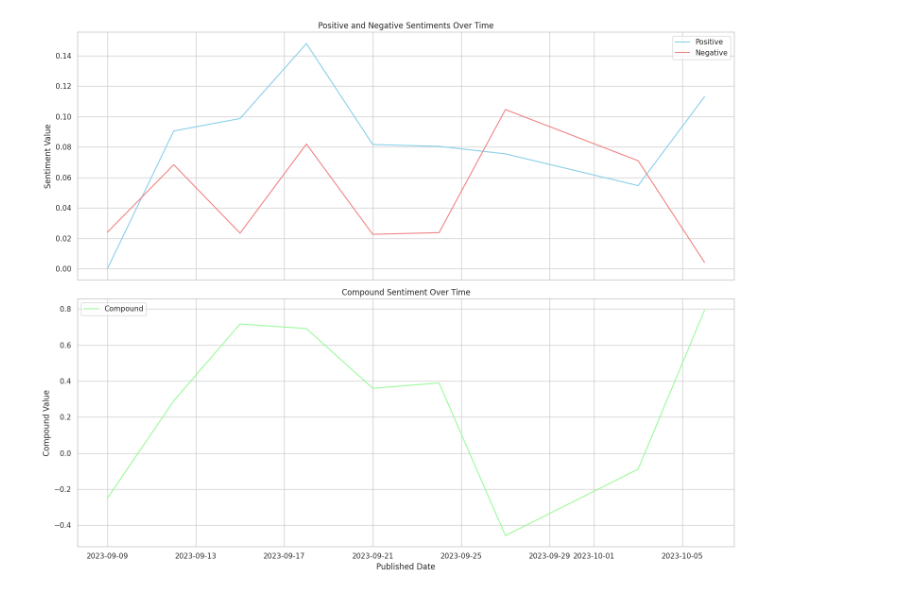
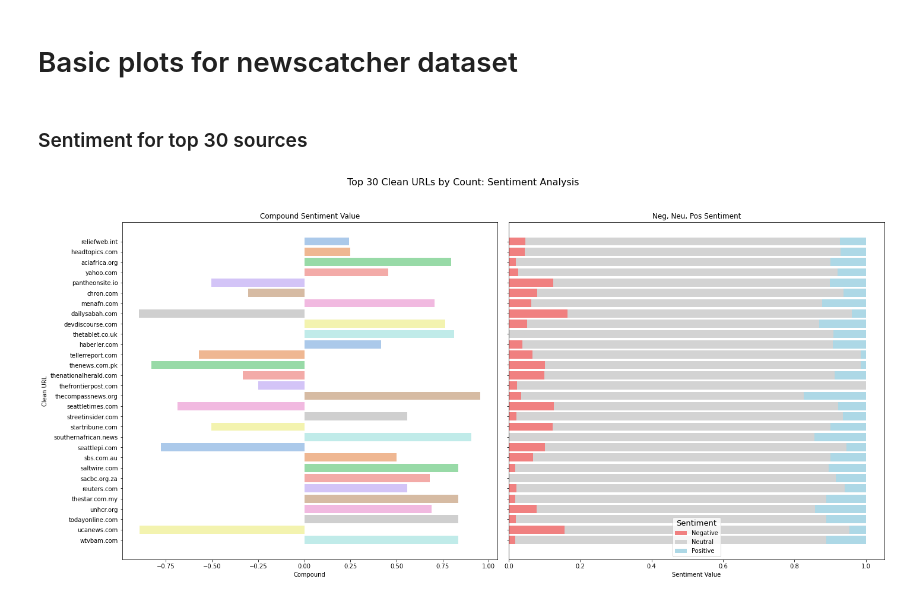
Before and after one commit to gl0bsec/newscatcher, a Jupyter notebook: news_analysis.ipynb, the cells around one changed output. Drawn from its saved outputs; the diff is of its cells as text; code cells hidden in the pictures.

```diff
--- a/news_analysis.ipynb
+++ b/news_analysis.ipynb
@@ -138,34 +1,15 @@ Passing `palette` without assigning `hue` is deprecated and will be removed in v
-# %%
-
-df['published_date'] = pd.to_datetime(df['published_date'])
-
-def plot_sentiments_with_pastel_lines(df, interval='3D'):
-    # Set seaborn aesthetics
-    sns.set(style="whitegrid")
-
-    # Convert 'published_date' to datetime and resample
-    df['published_date'] = pd.to_datetime(df['published_date'])
-    df_resampled = df.resample(interval, on='published_date').agg({'pos': 'mean', 'neg': 'mean', 'compound': 'mean'}).reset_index()
-
-    # Create subplots
-    fig, axes = plt.subplots(2, 1, figsize=(15, 12), sharex=True)
-
-    # Plot positive and negative sentiments
-    sns.lineplot(x='published_date', y='pos', data=df_resampled, ax=axes[0], label='Positive', color='skyblue')
-    sns.lineplot(x='published_date', y='neg', data=df_resampled, ax=axes[0], label='Negative', color='lightcoral')
-    axes[0].set_title('Positive and Negative Sentiments Over Time')
-    axes[0].set_ylabel('Sentiment Value')
-
-    # Plot compound sentiment
-    sns.lineplot(x='published_date', y='compound', data=df_resampled, ax=axes[1], label='Compound', color='palegreen')
-    axes[1].set_title('Compound Sentiment Over Time')
-    axes[1].set_xlabel('Published Date')
-    axes[1].set_ylabel('Compound Value')
-
-    plt.tight_layout()
-    plt.show()
-
-# Example usage: Replace 'df' with your DataFrame
-plot_sentiments_with_pastel_lines(df, interval='3D')
-# %% [output]
-[figure, removed]
+# %% [markdown]
+# Basic plots for newscatcher dataset
+# %% [markdown]
+### Sentiment for top 30 sources
+# %%
+import pandas as pd
+import viz
+# Load the dataset and convert 'published_date' to datetime
+df = pd.read_csv('news_analysis.csv')
+df['published_date'] = pd.to_datetime(df['published_date'])
+
+# Example usage
+viz.plot_top_n_sentiments(df, N=30)
+# %% [output]
+[figure, added]
```
Also changed, not shown: parts of 6 cells of this notebook, 1 other file.
